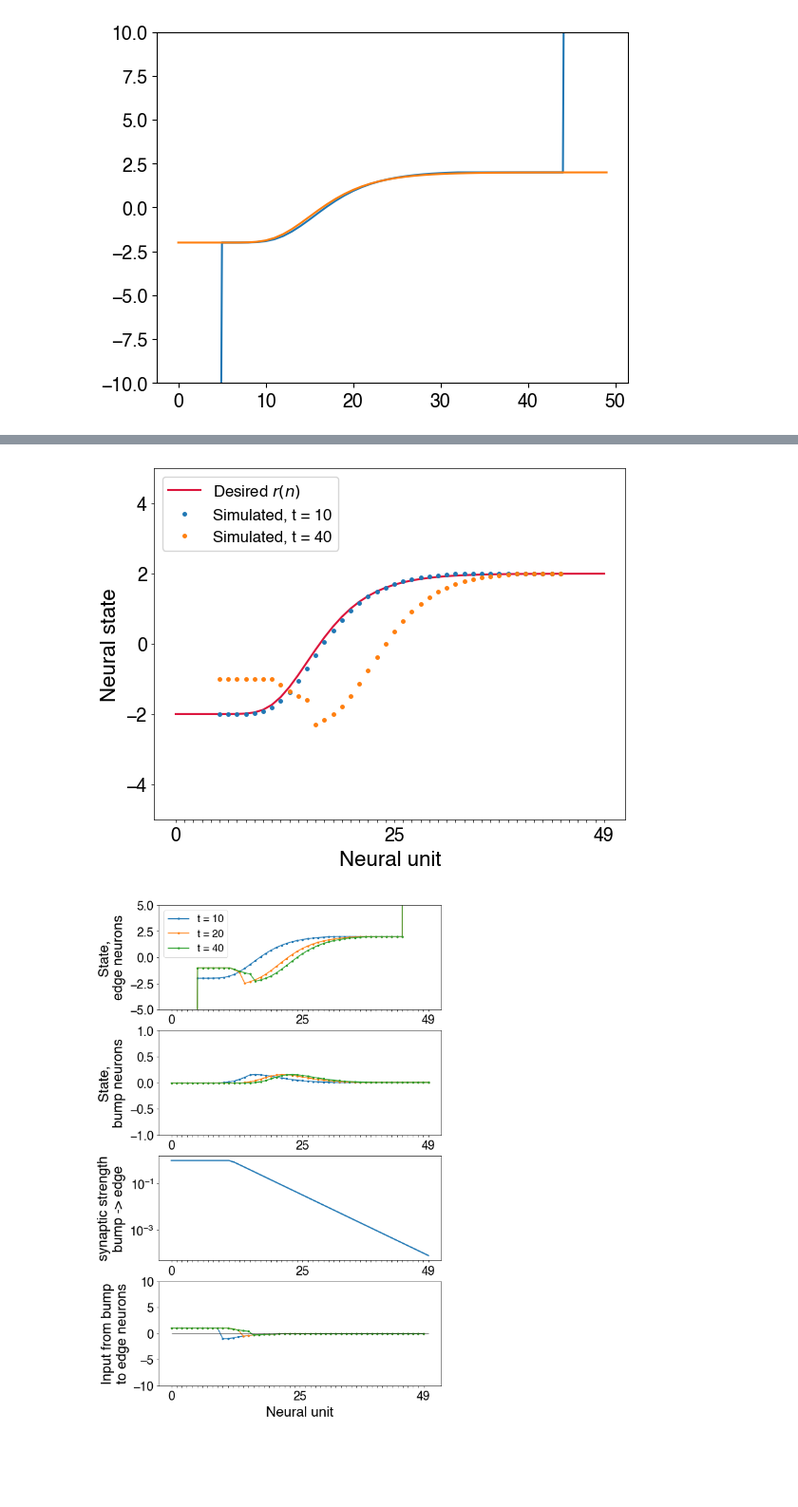
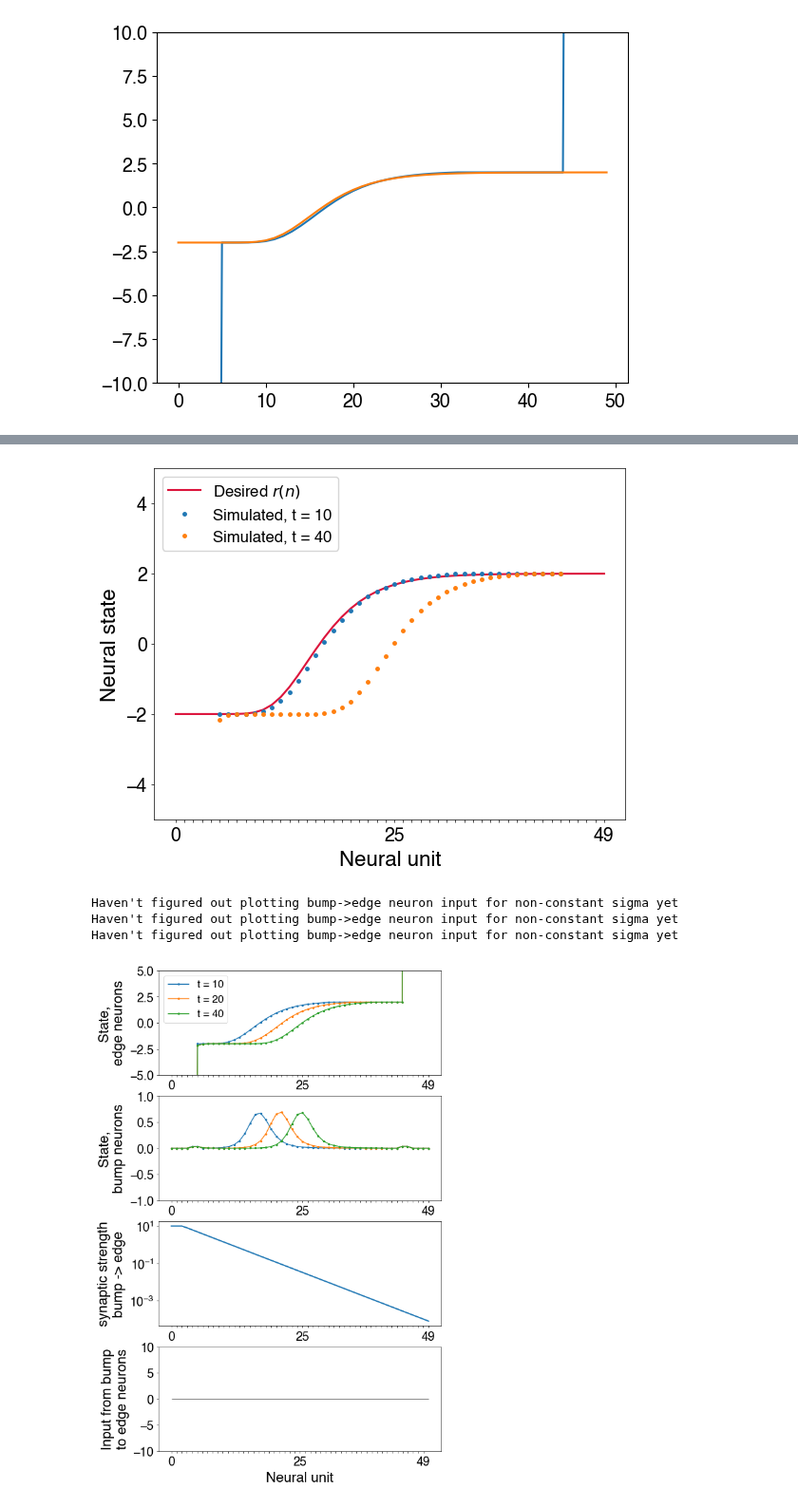
Before and after one commit to Collective-Logic-Lab/laplace-decisions, a Jupyter notebook: develop-exponential-decay-translation.ipynb, the cells around one changed output, grey strips where cells are left out. Shown at 95% size. Cells and saved outputs as stored; diff of their text form; code cells hidden in the pictures; blank space fills up the shorter version.

Commit message:
first attempt at fitting exponential decay using varying sigma

```diff
--- a/develop-exponential-decay-translation.ipynb
+++ b/develop-exponential-decay-translation.ipynb
@@ -45,13 +45,19 @@ J_bump_edge_scale_factor = 1 #2 #0.1 #0.5 #0.9 (0.9 used for 231117 plots)
 J_bump_edge = [ -J_bump_edge_scale_factor*min(1./t_0*1./delta_z*np.exp(-delta_z*(n-n_0)),
                                               J_bump_edge_max) for n in range(Npopulation) ]
 kernel_width = 2 #1 # 0.1 # (set to default 2 for 231117 plots)
-nonlinearity = lambda x: 2*np.heaviside(x,0.5) - 1 # np.tanh
+nonlinearity = np.tanh #lambda x: 2*np.heaviside(x,0.5) - 1 # np.tanh
+# 2024/1/26 set sigma to 1 for all synapses except edge->edge
+sigma_edge = 0.01
+sigma_default = np.ones([Npopulation,Npopulation])
+sigma = np.block([[sigma_edge*sigma_default, sigma_default],
+                  [           sigma_default, sigma_default]])
 
 net = laplace_network(Npopulation,J,
                       J_edge_bump=J_edge_bump,
                       J_bump_edge=J_bump_edge,
                       kernel_width=kernel_width,
-                      nonlinearity=nonlinearity)
+                      nonlinearity=nonlinearity,
+                      sigma=sigma)
 
 # 2024/1/23 try replacing edge interaction kernel to give the desired steady state given the
 # step-function nonlinearity
@@ -59,15 +65,15 @@ net = laplace_network(Npopulation,J,
 net.edge_Jmat = J*interaction_matrix_from_kernel([desiredBumpRates(30-n,1,n_0=14) for n in range(31)],Npopulation)
 #net.edge_Jmat = J*interaction_matrix_from_kernel([desiredBumpRates(30-n,1,n_0=13) for n in range(31)],Npopulation)
 
-# 2024/1/26 also design edge->bump interactions (see below)
-bump_kernel = np.array([desiredBumpRates(30-n,1,n_0=14) for n in range(32)]) # n_0=13?
-deriv_bump_kernel = bump_kernel[:-1] - bump_kernel[1:]
-edge_bump_Jmat = delta_z**4*interaction_matrix_from_kernel(deriv_bump_kernel,Npopulation,normed=True)
+# # 2024/1/26 also design edge->bump interactions (see below)
+# bump_kernel = np.array([desiredBumpRates(30-n,1,n_0=14) for n in range(32)]) # n_0=13?
+# deriv_bump_kernel = bump_kernel[:-1] - bump_kernel[1:]
+# net.edge_bump_Jmat = delta_z**4*interaction_matrix_from_kernel(deriv_bump_kernel,Npopulation,normed=True)
 
 net.Jmat = np.block([[net.edge_Jmat, net.bump_edge_Jmat],
-                     [edge_bump_Jmat, net.bump_Jmat]])
+                     [net.edge_bump_Jmat, net.bump_Jmat]])
 net.Jmat_no_feedback = np.block([[net.edge_Jmat, np.zeros((Npopulation,Npopulation))],
-                                 [edge_bump_Jmat, net.bump_Jmat]])
+                                 [net.edge_bump_Jmat, net.bump_Jmat]])
 # %%
 # 2024/1/26 check that edge_Jmat gives the desired edge output when given step function input
 # TO DO: THIS LOOKS DECENT BY EYE---HOW CAN WE MAKE IT (NUMERICALLY) EXACT?
@@ -183,7 +166,7 @@ nice_neuron_xlabels(Npopulation)
 #          label='Desired $dr(n)/dn$',
 #          color='crimson',ls='--')
 # %% [output]
-[figure, old version]
+[figure, new version]
 # %%
 plt.figure(figsize=(6,9))
 minInput,maxInput = 0,4
@@ -212,38 +195,46 @@ for t in times:
 #plt.hlines(0,0,50,color='k',lw=0.5)
 #plt.xlabel('Neural unit')
 plt.ylabel('State,\nbump neurons')
 nice_neuron_xlabels(net.Npopulation)
 #leg = plt.legend(framealpha=1)
 defaultFigure.makePretty()
 #plt.axis(ymin=minState,ymax=maxState)
 plt.axis(ymin=-1,ymax=+1)
 
 # interaction strength from bump to edge neurons
 plt.subplot(4,1,3)
 plt.plot(-np.array(J_bump_edge))
 plt.ylabel('synaptic strength\nbump -> edge')
 #plt.xlabel('Neural unit')
 plt.yscale('log')
 nice_neuron_xlabels(net.Npopulation)
 
 # input from bump neurons to edge neurons
 plt.subplot(4,1,4)
 for t in times:
-    activities = net.nonlinearity(states)
-    bumpActivities = activities.loc[t]['Neuron {}'.format(Npopulation):'Neuron {}'.format(2*Npopulation-1)]
-    bump_to_edge_input = np.dot(bumpActivities,net.bump_edge_Jmat)
-    plt.plot(bump_to_edge_input,'.-',label="t = {}".format(t),lw=1,ms=3)
+    if np.shape(net.sigma) == (net.Ntotal,net.Ntotal):
+        #activities = [ np.tanh(np.tile(np.array(states.loc[i]),(net.Ntotal,1))/net.sigma) for i in states.index ]
+        #bumpActivities = np.array(activities)[Npopulation:2*Npopulation-1]
+        print("Haven't figured out plotting bump->edge neuron input for non-constant sigma yet")
+    else:
+        activities = np.tanh(states/net.sigma)
+        bumpActivities = activities.loc[t]['Neuron {}'.format(Npopulation):'Neuron {}'.format(2*Npopulation-1)]
+        bump_to_edge_input = np.dot(bumpActivities,net.bump_edge_Jmat)
+        plt.plot(bump_to_edge_input,'.-',label="t = {}".format(t),lw=1,ms=3)
 plt.hlines(0,0,50,color='k',lw=0.5)
 plt.xlabel('Neural unit')
 plt.ylabel('Input from bump\nto edge neurons')
 nice_neuron_xlabels(net.Npopulation)
 plt.axis(ymin=-10,ymax=+10)
 
 
 plt.subplots_adjust(bottom=0.1,top=0.95,left=0.2,right=0.95)
 #plt.savefig('231117_self_sustained_edge_decaying_velocity.pdf')
 # %% [output]
+Haven't figured out plotting bump->edge neuron input for non-constant sigma yet
+Haven't figured out plotting bump->edge neuron input for non-constant sigma yet
+Haven't figured out plotting bump->edge neuron input for non-constant sigma yet
-[figure, old version]
+[figure, new version]
 # %%
 # plot edge location versus time
 plt.plot(states.index,[find_edge_location(states.loc[i])[0] for i in states.index],'.',label='Simulation')
```
Also changed, not shown: parts of 8 cells of this notebook, 1 other file.
